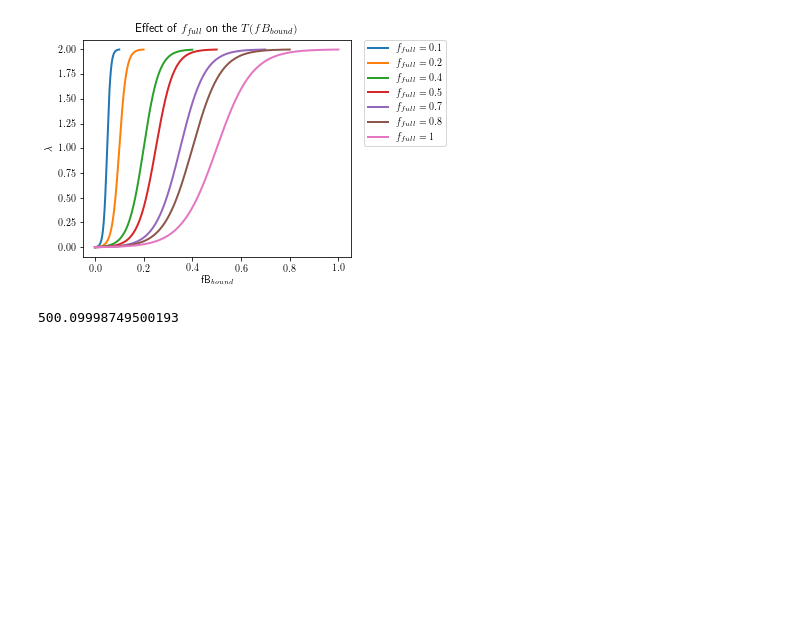
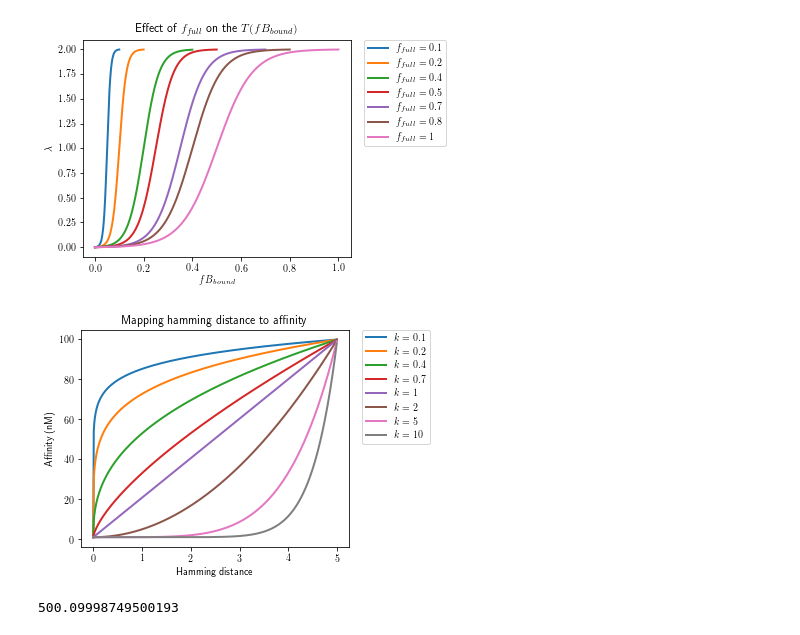
Before and after one commit to matsengrp/gctree, a Jupyter notebook: notebooks/affinity_solver.ipynb, the cells around one changed output. Drawn from its saved outputs; the diff is of its cells as text; code cells hidden in the pictures; blank space fills up the shorter version.

Commit message:
Plotting the mapping between hamming distance and affinity

```diff
--- a/notebooks/affinity_solver.ipynb
+++ b/notebooks/affinity_solver.ipynb
@@ -137,6 +137,9 @@ def find_Lp(f_full, U):
         C3 = (T_BA(1*f_full, p) - (2 - 2*epsilon))**2 * ((2 - T_BA(1*f_full, p)) < 2*epsilon)
         return(C1, C2, C3)
 
+    # Some funny "FloatingPointError" errors are not affecting results so ignore them:
+    old_settings = np.seterr(all='ignore')  # Keep old settings
+    np.seterr(over='ignore')
     try:
         def obj_T_A(p): return(solve_T_BA(p, f_full, U))
         p = fsolve(obj_T_A, (0, 10e-5, 1), xtol=1e-20, maxfev=1000)
@@ -146,6 +149,7 @@ def find_Lp(f_full, U):
         def obj_T_A(p): return(solve_T_BA_low_epsilon(p, f_full, U))
         p = fsolve(obj_T_A, (0, 10e-5, 1), xtol=1e-20, maxfev=1000)
         assert(sum(solve_T_BA(p, f_full, U)) < f_full * 1/1000)
+    np.seterr(**old_settings)  # Reset to default
     return(p)
 # %%
 import matplotlib.pyplot as plt
@@ -205,6 +211,36 @@ plt.show()
 # %% [output]
   warnings.warn(msg, RuntimeWarning)
 [figure]
+# %%
+import matplotlib.pyplot as plt
+from matplotlib import rc
+rc('text', usetex=True)
+fig = plt.figure()
+ax = plt.subplot(111)
+
+m = 1
+n = 100
+dm = 5
+def Af(d, dm, m, n, k): return(m + d**k * (n - m)/dm**k)
+ks = [0.1, 0.2, 0.4, 0.7, 1, 2, 5, 10]
+for i in ks:
+    t = np.arange(0, dm, 0.01)
+    s = Af(t, dm, m, n, i)
+    ax.plot(t, s, lw=2, label=r'$k = {}$'.format(i))
+    plt.legend(bbox_to_anchor=(1.05, 1), loc=2, borderaxespad=0)
+
+
+# Shrink current axis by 20%
+box = ax.get_position()
+ax.set_position([box.x0, box.y0, box.width * 0.8, box.height])
+
+plt.ylabel(r'Affinity (nM)')
+plt.xlabel(r'Hamming distance')
+plt.title(r'Mapping hamming distance to affinity')
+fig.savefig('hd2affy.pdf')
+plt.show()
+# %% [output]
+[figure, added]
 # %%
 def A_total_fun(A, B_total, Kd_n): return(A + np.sum(B_total/(1+Kd_n/A)))
 
```
Also changed, not shown: parts of 3 cells of this notebook.
